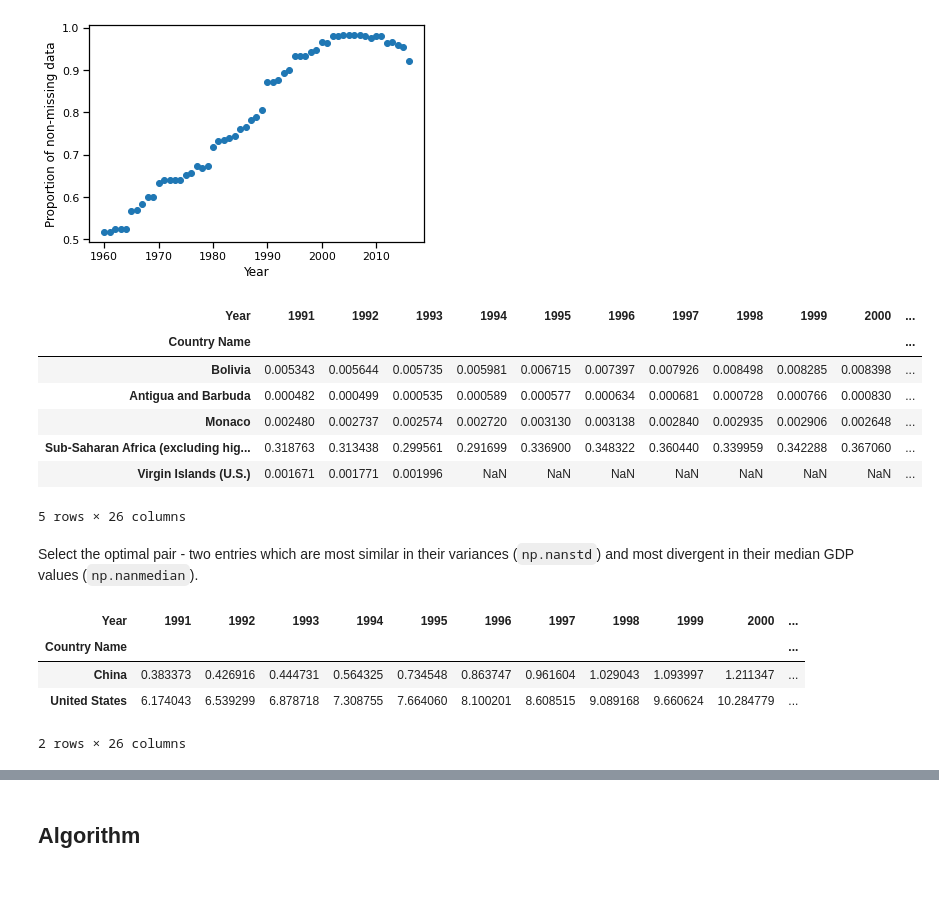
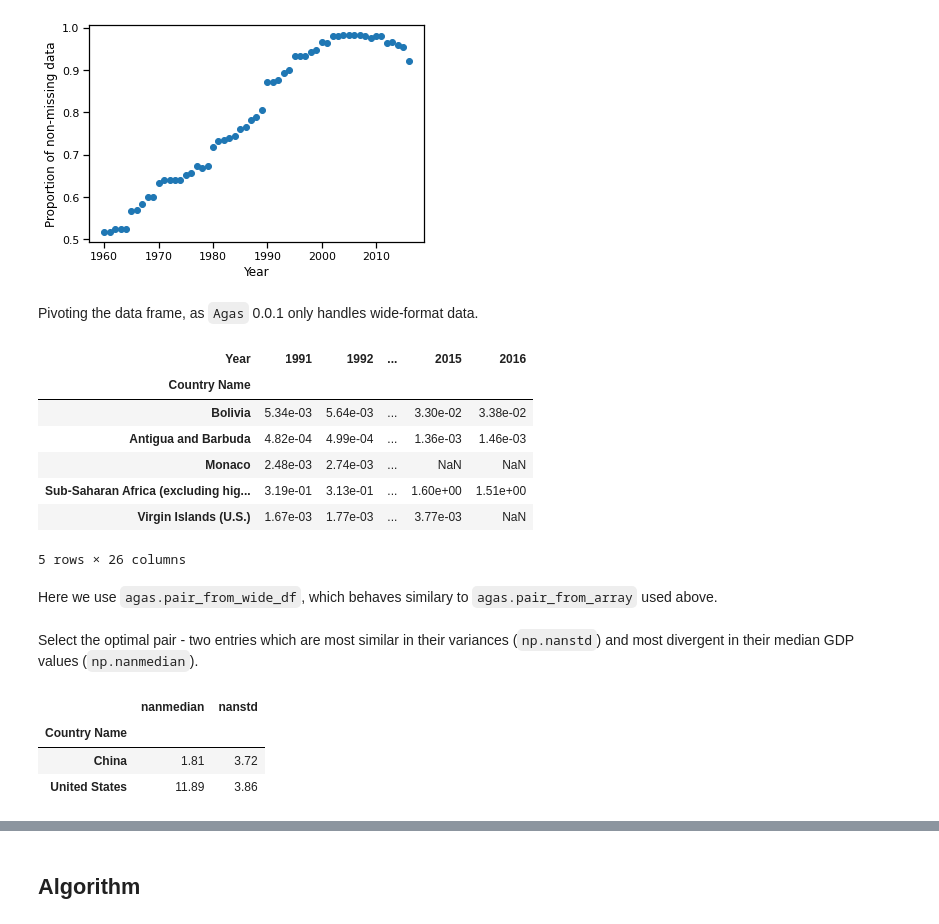
Before and after one commit to EitanHemed/agas, a Jupyter notebook: doc/tutorial.ipynb, the cells around one changed output, grey strips where cells are left out. Cells and saved outputs as stored; diff of their text form; code cells hidden in the pictures; blank space fills up the shorter version.

```diff
--- a/doc/tutorial.ipynb
+++ b/doc/tutorial.ipynb
@@ -27,11 +18,18 @@ pair_from_wide_df(df: pandas.core.frame.DataFrame, similarity_function: Callable
 # %%
+import numpy as np
 import pandas as pd
-import numpy as np
+import seaborn as sns
+
 import matplotlib.pyplot as plt
-import seaborn as sns
+
 import agas
 
+pd.set_option('display.precision', 2)
+pd.set_option("display.max_columns", 5)
+np.printoptions(2)
+
 sns.set_context('notebook')
+
 
 def normalize_data(s):
     """Normalize an array of values between 0 and 1.
@@ -98,6 +135,7 @@ df['Value'] /= 1e12 # Convert from $ to Billion$
 Remove the top and bottom 2.5 percentiles
 # %%
 total_per_country = df.groupby('Country Name')['Value'].sum()
-non_outliers = total_per_country[total_per_country.between(*total_per_country.quantile([0.025, 0.975]))].index
+non_outliers = total_per_country[total_per_country.between(
+    *total_per_country.quantile([0.025, 0.975]))].index
 df = df.loc[df['Country Name'].isin(non_outliers)]
 # %% [markdown]
@@ -109,16 +148,21 @@ plt.gca().set(xlabel='Year', ylabel='Proportion of non-missing data')
 # %% [output]
 [Text(0.5, 0, 'Year'), Text(0, 0.5, 'Proportion of non-missing data')]
 [figure]
+# %% [markdown]
+Pivoting the data frame, as `Agas` 0.0.1 only handles wide-format data.
 # %%
-wide_df = df.loc[df['Year'].gt(1990)].pivot(columns='Year', values='Value', index='Country Name')
+wide_df = df.loc[df['Year'].gt(1990)].pivot(columns='Year', values='Value',
+                                            index='Country Name')
 wide_df.sample(5, random_state=42)
 # %% [output]
-| Year | 1991 | 1992 | 1993 | 1994 | 1995 | 1996 | 1997 | 1998 | 1999 | 2000 | ... |
-| Country Name |  |  |  |  |  |  |  |  |  |  | ... |
-| Bolivia | 0.005343 | 0.005644 | 0.005735 | 0.005981 | 0.006715 | 0.007397 | 0.007926 | 0.008498 | 0.008285 | 0.008398 | ... |
-| Antigua and Barbuda | 0.000482 | 0.000499 | 0.000535 | 0.000589 | 0.000577 | 0.000634 | 0.000681 | 0.000728 | 0.000766 | 0.000830 | ... |
-| Monaco | 0.002480 | 0.002737 | 0.002574 | 0.002720 | 0.003130 | 0.003138 | 0.002840 | 0.002935 | 0.002906 | 0.002648 | ... |
-| Sub-Saharan Africa (excluding hig... | 0.318763 | 0.313438 | 0.299561 | 0.291699 | 0.336900 | 0.348322 | 0.360440 | 0.339959 | 0.342288 | 0.367060 | ... |
-| Virgin Islands (U.S.) | 0.001671 | 0.001771 | 0.001996 | NaN | NaN | NaN | NaN | NaN | NaN | NaN | ... |
+| Year | 1991 | 1992 | ... | 2015 | 2016 |
+| Country Name |  |  |  |  |  |
+| Bolivia | 5.34e-03 | 5.64e-03 | ... | 3.30e-02 | 3.38e-02 |
+| Antigua and Barbuda | 4.82e-04 | 4.99e-04 | ... | 1.36e-03 | 1.46e-03 |
+| Monaco | 2.48e-03 | 2.74e-03 | ... | NaN | NaN |
+| Sub-Saharan Africa (excluding hig... | 3.19e-01 | 3.13e-01 | ... | 1.60e+00 | 1.51e+00 |
+| Virgin Islands (U.S.) | 1.67e-03 | 1.77e-03 | ... | 3.77e-03 | NaN |
 5 rows × 26 columns
+# %% [markdown]
+Here we use `agas.pair_from_wide_df`, which behaves similary to `agas.pair_from_array` used above.
 # %%
@@ -126,10 +171,9 @@ indices, scores = agas.pair_from_wide_df(wide_df, np.nanstd, np.median, similari
 # %% [markdown]
 Select the optimal pair - two entries which are most similar in their variances (`np.nanstd`) and most divergent in their median GDP values (`np.nanmedian`).
 # %%
-wide_df.iloc[indices[0].flatten()]
+wide_df.iloc[indices[0].flatten()].agg([np.nanmedian, np.nanstd], axis=1)
 # %% [output]
-| Year | 1991 | 1992 | 1993 | 1994 | 1995 | 1996 | 1997 | 1998 | 1999 | 2000 | ... |
-| Country Name |  |  |  |  |  |  |  |  |  |  | ... |
-| China | 0.383373 | 0.426916 | 0.444731 | 0.564325 | 0.734548 | 0.863747 | 0.961604 | 1.029043 | 1.093997 | 1.211347 | ... |
-| United States | 6.174043 | 6.539299 | 6.878718 | 7.308755 | 7.664060 | 8.100201 | 8.608515 | 9.089168 | 9.660624 | 10.284779 | ... |
+|  | nanmedian | nanstd |
+| Country Name |  |  |
+| China | 1.81 | 3.72 |
+| United States | 11.89 | 3.86 |
-2 rows × 26 columns
```
Also changed, not shown: parts of 39 cells of this notebook, 1 other file.
